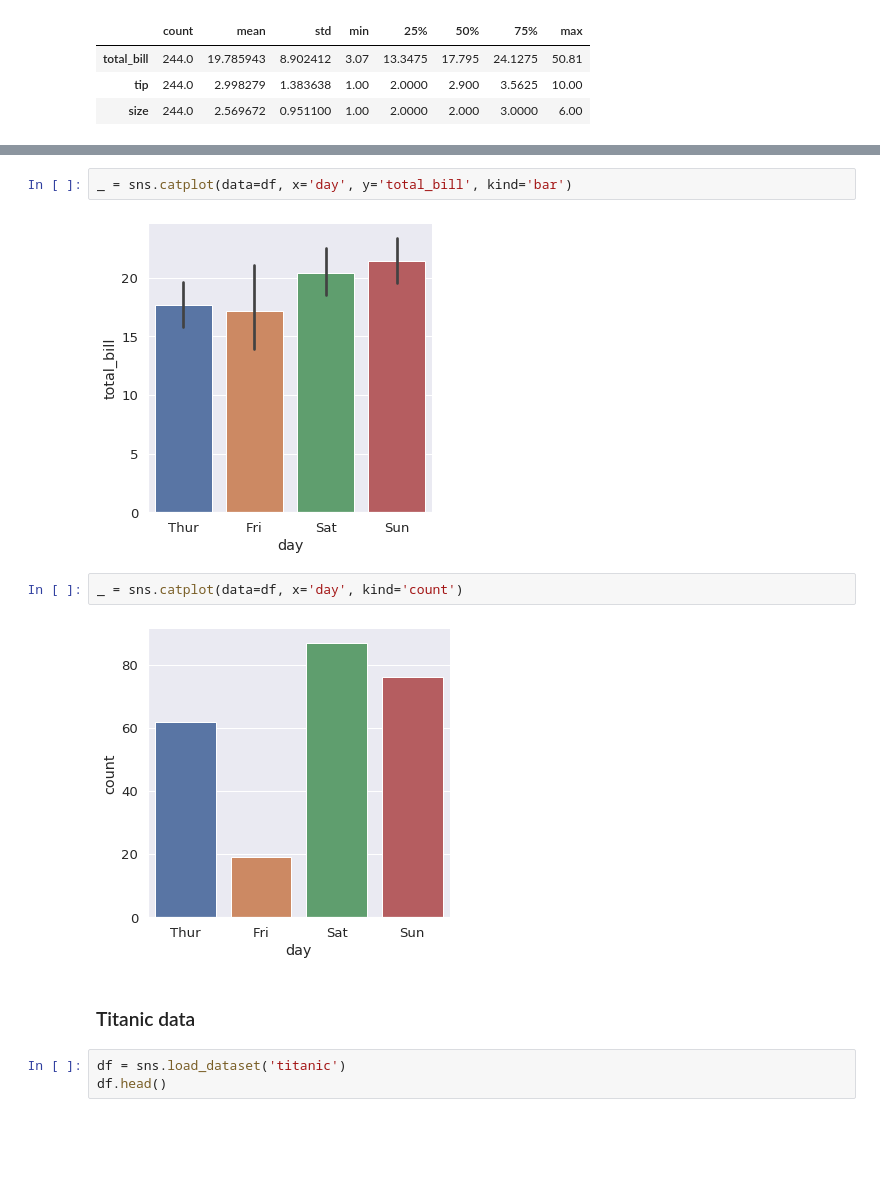
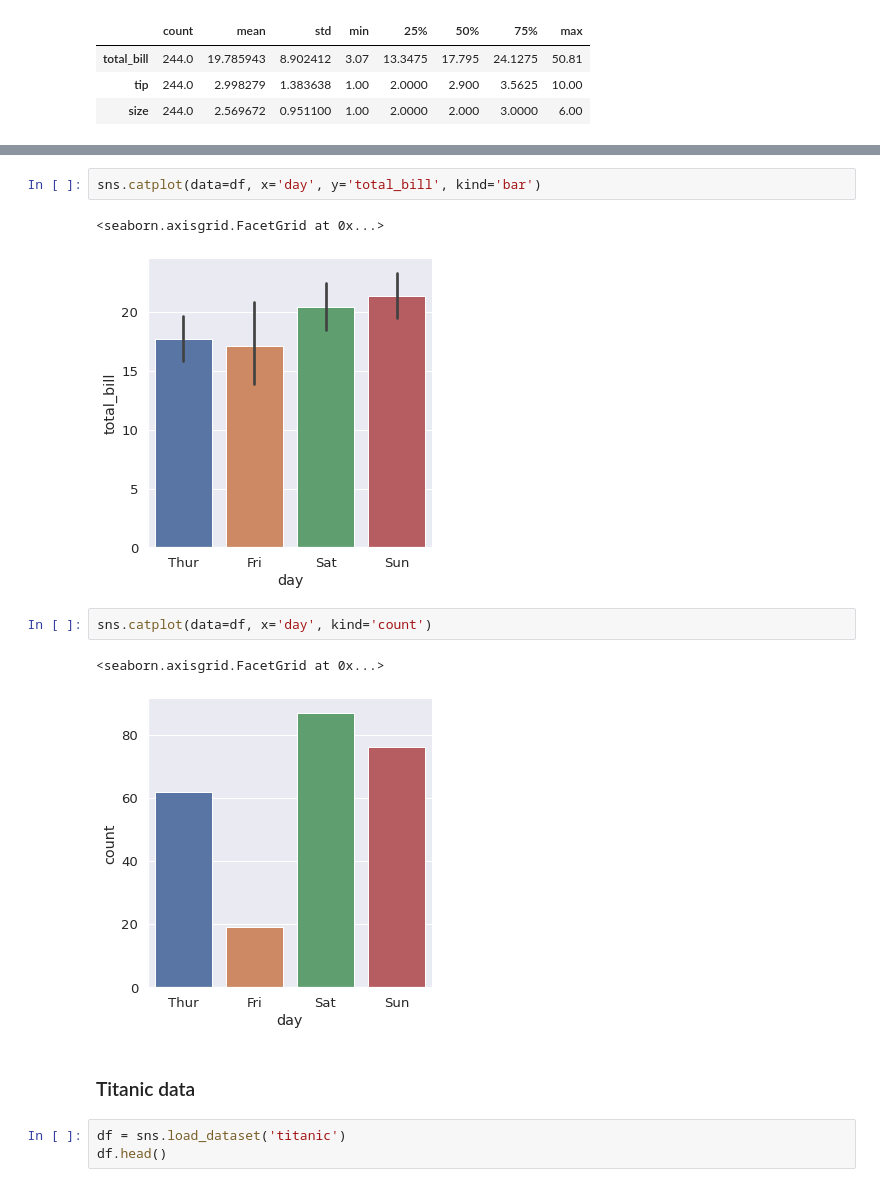
Before and after one commit to rafzieli/daca-science-bootcamp, a Jupyter notebook: 03_wizualizacje_danych/04_seaborn_intro.ipynb, the cells around one changed output, grey strips where cells are left out. Saved outputs shown, nothing was run; the diff lists cells and outputs as text; blank space fills up the shorter version.

```diff
--- a/03_wizualizacje_danych/04_seaborn_intro.ipynb
+++ b/03_wizualizacje_danych/04_seaborn_intro.ipynb
@@ -114,14 +126,16 @@ _ = sns.catplot(data=df, x='day', y='total_bill', kind='violin')
 [figure]
 # %%
-_ = sns.catplot(data=df, x='day', y='total_bill', kind='bar')
+sns.catplot(data=df, x='day', y='total_bill', kind='bar')
 # %% [output]
+<seaborn.axisgrid.FacetGrid at 0x...>
 [figure]
 # %%
-_ = sns.catplot(data=df, x='day', kind='count')
+sns.catplot(data=df, x='day', kind='count')
 # %% [output]
+<seaborn.axisgrid.FacetGrid at 0x...>
-[figure, old version]
+[figure, new version]
 # %% [markdown]
-### <a name='4'></a> Titanic data
+### <a name='3'></a> Titanic data
 # %%
 df = sns.load_dataset('titanic')
 df.head()
```
Also changed, not shown: parts of 20 cells of this notebook.
